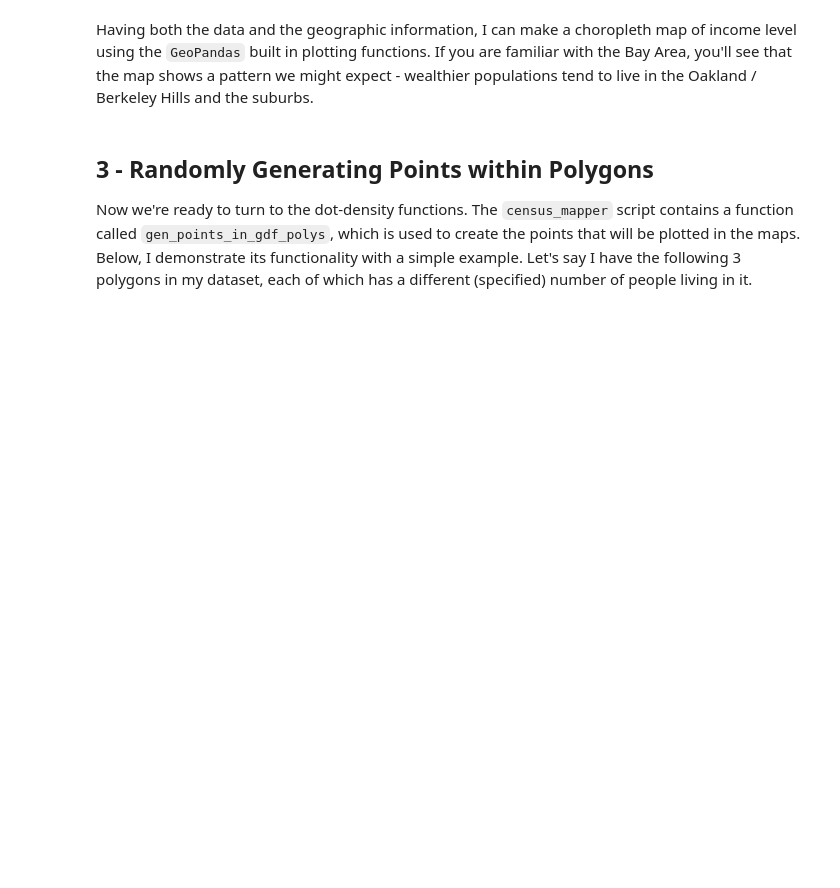
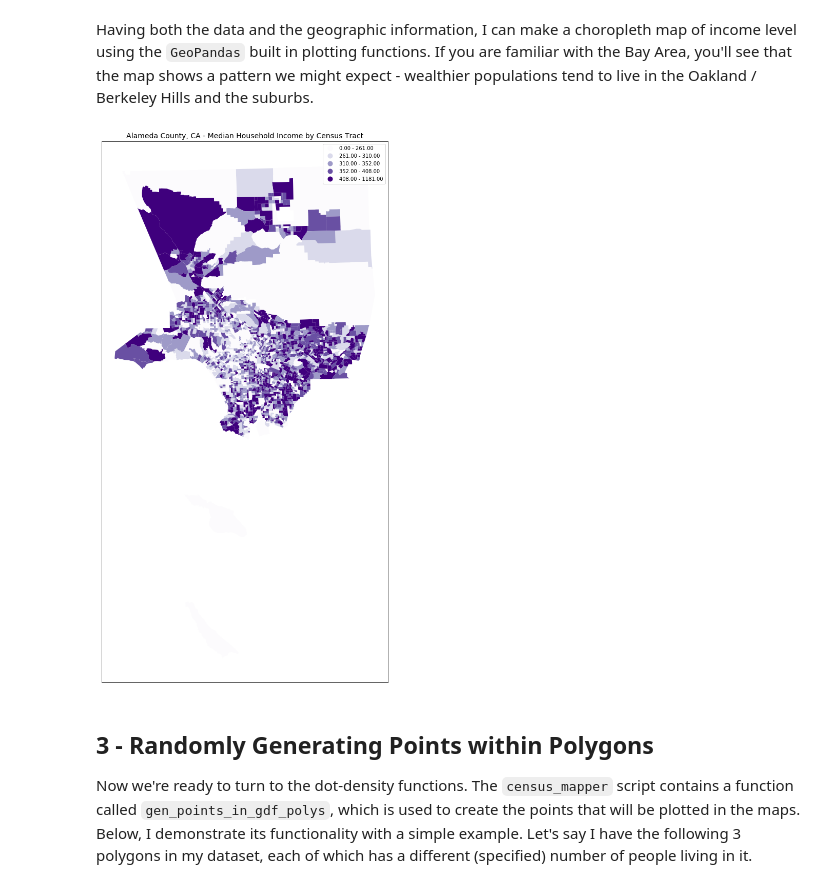
Before and after one commit to Mihirmathur/redistricting, a Jupyter notebook: viz_population/Dot_Density_County_Maps.ipynb, the cells around one changed output. Drawn from its saved outputs; the diff is of its cells as text; code cells hidden in the pictures; blank space fills up the shorter version.

````diff
--- a/viz_population/Dot_Density_County_Maps.ipynb
+++ b/viz_population/Dot_Density_County_Maps.ipynb
@@ -50,10 +66,12 @@ Having both the data and the geographic information, I can make a choropleth map
 # %%
 alameda_gdf = gpd.GeoDataFrame(geometry = alameda_tract_geo, data = alameda_tract_income)
 fig, ax = plt.subplots(figsize=(10,20))
 ax.set(aspect='equal', xticks=[], yticks=[])
-alameda_gdf.plot(column= 'income', ax = ax, scheme='QUANTILES', cmap='Purples')#, legend=True)
+alameda_gdf.plot(column= 'income', ax = ax, scheme='QUANTILES', cmap='Purples', legend=True)
 plt.title('Alameda County, CA - Median Household Income by Census Tract', size = 14)
 plt.savefig('Alameda_County_Choropleth4.png',bbox_inches='tight',dpi=100)
+# %% [output]
+[figure, added]
 # %% [markdown]
 ## 3 -  Randomly Generating Points within Polygons
 Now we're ready to turn to the dot-density functions. The ```census_mapper``` script contains a function called ```gen_points_in_gdf_polys```, which is used to create the points that will be plotted in the maps. Below, I demonstrate its functionality with a simple example. Let's say I have the following 3 polygons in my dataset, each of which has a different (specified) number of people living in it.
````
Also changed, not shown: parts of 5 cells of this notebook, 14 other files.
